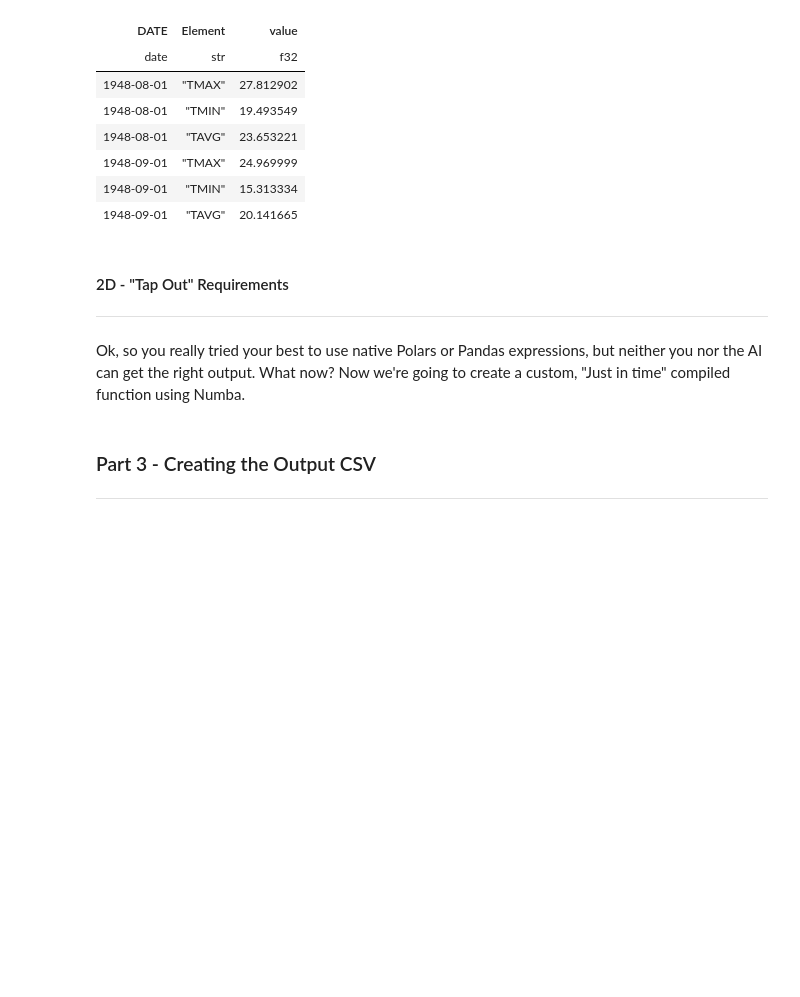
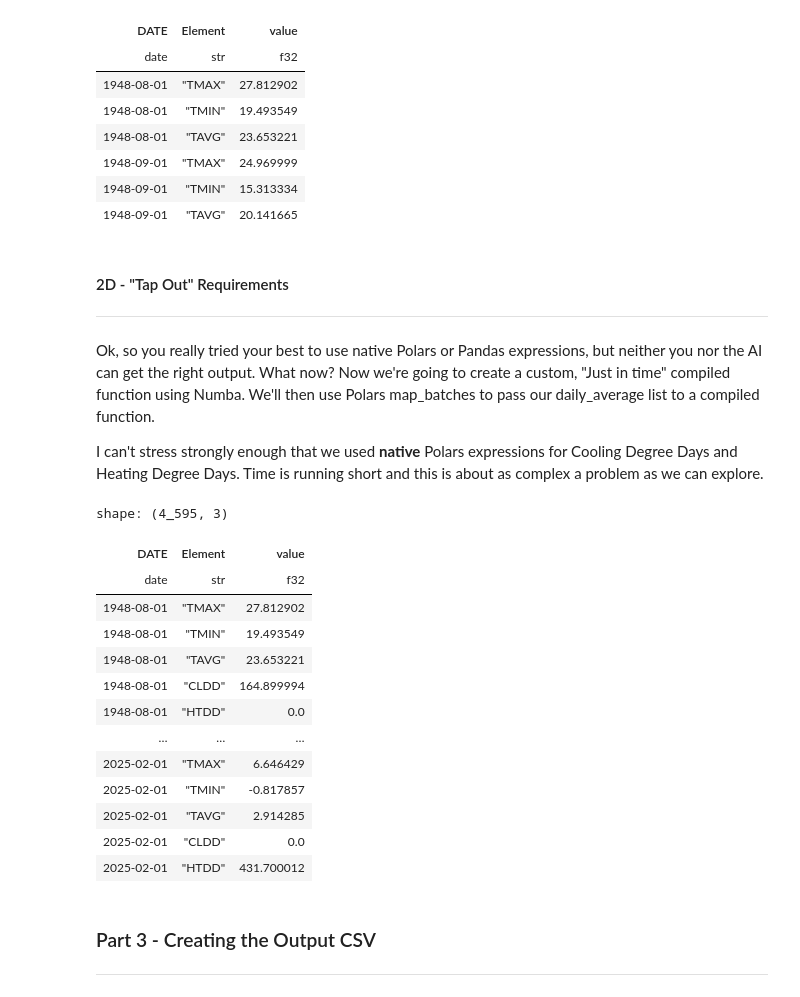
Before and after one commit to brodie-vidrine/Breaking-out-of-the-Loop, a Jupyter notebook: SciPy_Polars.ipynb, the cells around one changed output. Cells and saved outputs as stored; diff of their text form; code cells hidden in the pictures; blank space fills up the shorter version.

```diff
--- a/SciPy_Polars.ipynb
+++ b/SciPy_Polars.ipynb
@@ -295,6 +295,8 @@ import polars.selectors as cs
 df = df.with_columns(
             daily_average_expressions
         ).with_columns(
+            daily_average_struct = pl.struct(daily_averages)
+        ).with_columns(
             daily_averages = pl.concat_list(cs.matches(".*da_.*"))
         )
 
@@ -347,5 +349,7 @@ shape: (6, 3)
 # %% [markdown]
 #### 2D - "Tap Out" Requirements
 ***
-Ok, so you really tried your best to use native Polars or Pandas expressions, but neither you nor the AI can get the right output. What now? Now we're going to create a custom, "Just in time" compiled function using Numba.
+Ok, so you really tried your best to use native Polars or Pandas expressions, but neither you nor the AI can get the right output. What now? Now we're going to create a custom, "Just in time" compiled function using Numba. We'll then use Polars map_batches to pass our daily_average list to a compiled function.
+
+I can't stress strongly enough that we used **native** Polars expressions for Cooling Degree Days and Heating Degree Days. Time is running short and this is about as complex a problem as we can explore.
 # %%
@@ -353,3 +387,57 @@ Ok, so you really tried your best to use native Polars or Pandas expressions, bu
+# %%
+df = df.with_columns(
+        pl.when(
+            pl.col("Element") == "TAVG"
+        ).then(
+            pl.col("daily_average_struct").map_batches(
+                lambda da: monthly_degree_days(
+                    #The first parameter is so that we have the correct shape for output signature (#TODO best way to do this?)
+                    np.array([0.0, 0.0]), da.struct.field("da_0"), da.struct.field("da_1"), da.struct.field("da_2"), da.struct.field("da_3"), da.struct.field("da_4"), da.struct.field("da_5")
+                    , da.struct.field("da_6"), da.struct.field("da_7"), da.struct.field("da_8"), da.struct.field("da_9"), da.struct.field("da_10")
+                    , da.struct.field("da_11"), da.struct.field("da_12"), da.struct.field("da_13"), da.struct.field("da_14"), da.struct.field("da_15")
+                    , da.struct.field("da_16"), da.struct.field("da_17"), da.struct.field("da_18"), da.struct.field("da_19"), da.struct.field("da_20")
+                    , da.struct.field("da_21"), da.struct.field("da_22"), da.struct.field("da_23"), da.struct.field("da_24"), da.struct.field("da_25")
+                    , da.struct.field("da_26"), da.struct.field("da_27"), da.struct.field("da_28"), da.struct.field("da_29"), da.struct.field("da_30")), return_dtype=pl.Array(pl.Float64, 1)
+            )
+        ).alias(
+            "CLDD_HTDD"
+        )
+    ).with_columns(
+        pl.col("CLDD_HTDD").list.to_struct(fields=["CLDD", "HTDD"])
+    ).unnest("CLDD_HTDD")
+
+CLDD = HTDD = df.filter(pl.col("Element").is_in(["TAVG"]))
+
+CLDD = CLDD.with_columns(
+                Element = pl.lit("CLDD")
+            ).with_columns(
+                value = pl.col("CLDD").cast(pl.Float32)
+            )
+
+HTDD = HTDD.with_columns(
+                Element = pl.lit("HTDD")
+            ).with_columns(
+                value = pl.col("HTDD").cast(pl.Float32)
+            )
+
+df = df.vstack(CLDD)
+df = df.vstack(HTDD)
+df.select("DATE", "Element", "value").sort("DATE")
+# %% [output]
+shape: (4_595, 3)
+| DATE | Element | value |
+| date | str | f32 |
+| 1948-08-01 | "TMAX" | 27.812902 |
+| 1948-08-01 | "TMIN" | 19.493549 |
+| 1948-08-01 | "TAVG" | 23.653221 |
+| 1948-08-01 | "CLDD" | 164.899994 |
+| 1948-08-01 | "HTDD" | 0.0 |
+| … | … | … |
+| 2025-02-01 | "TMAX" | 6.646429 |
+| 2025-02-01 | "TMIN" | -0.817857 |
+| 2025-02-01 | "TAVG" | 2.914285 |
+| 2025-02-01 | "CLDD" | 0.0 |
+| 2025-02-01 | "HTDD" | 431.700012 |
 # %% [markdown]
 ### Part 3 - Creating the Output CSV
 ***
```
Also changed, not shown: parts of 3 cells of this notebook.
